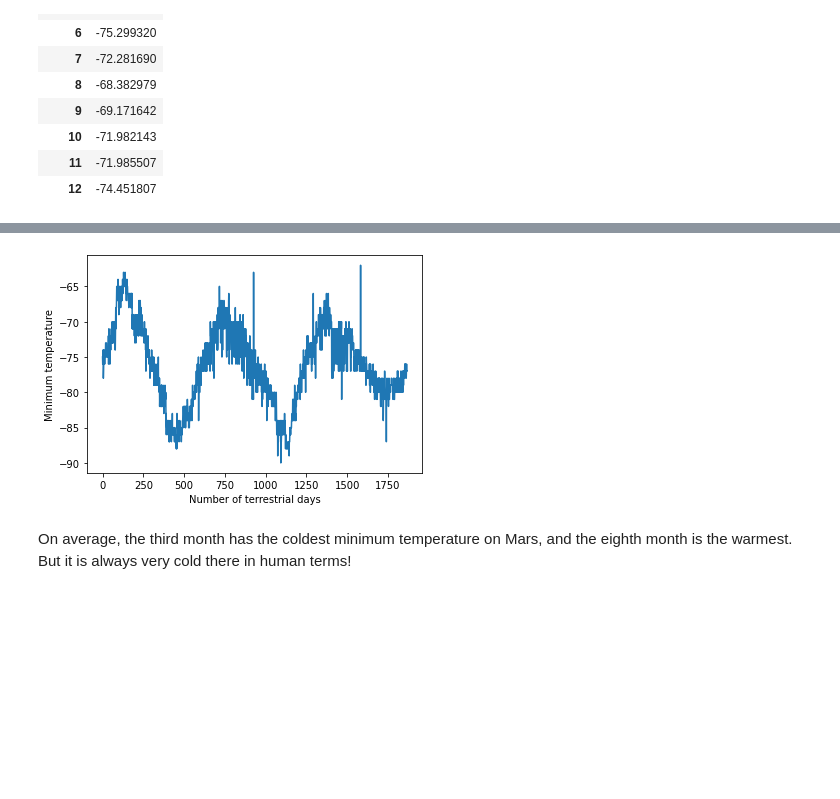
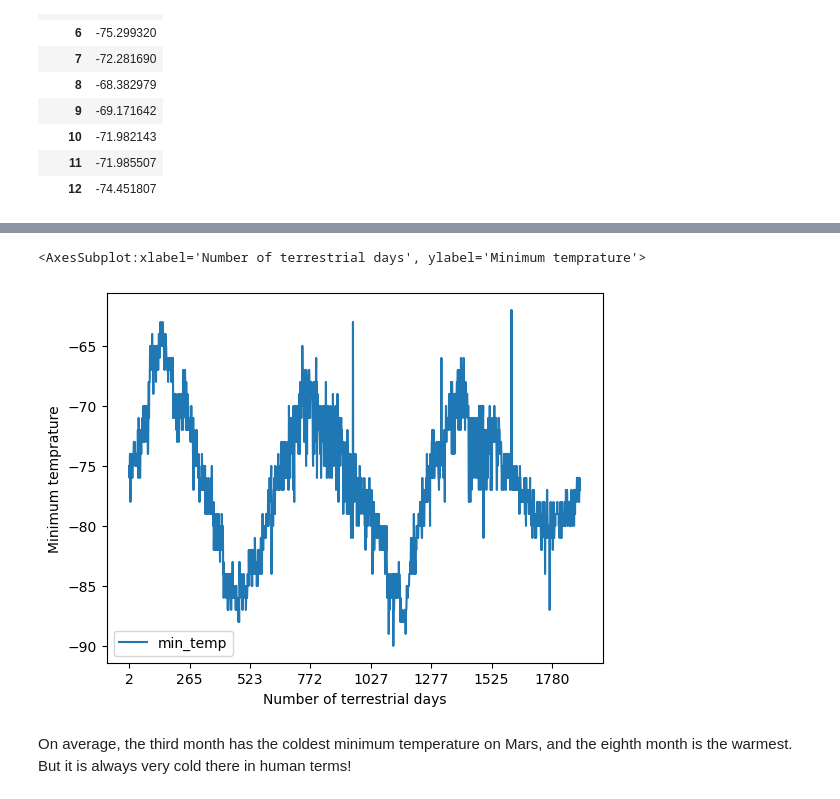
Before and after one commit to FrankPassalacqua88/Mission-to-Mars, a Jupyter notebook: part_2_mars_weather.ipynb, the cells around one changed output, grey strips where cells are left out. Saved outputs shown, nothing was run; the diff lists cells and outputs as text; code cells hidden in the pictures; blank space fills up the shorter version.

```diff
--- a/part_2_mars_weather.ipynb
+++ b/part_2_mars_weather.ipynb
@@ -258,7 +209,9 @@ Name: pressure, dtype: float64
 # %%
 # 5. How many terrestrial (earth) days are there in a Martian year?
+df.plot(kind = "line", x = 'id', y = 'min_temp', xlabel = 'Number of terrestrial days', ylabel = 'Minimum temprature')
 # %% [output]
+<AxesSubplot:xlabel='Number of terrestrial days', ylabel='Minimum temprature'>
-[figure, old version]
+[figure, new version]
 # %% [markdown]
 On average, the third month has the coldest minimum temperature on Mars, and the eighth month is the warmest. But it is always very cold there in human terms!
 # %% [markdown]
```
Also changed, not shown: parts of 12 cells of this notebook, 2 other files.
